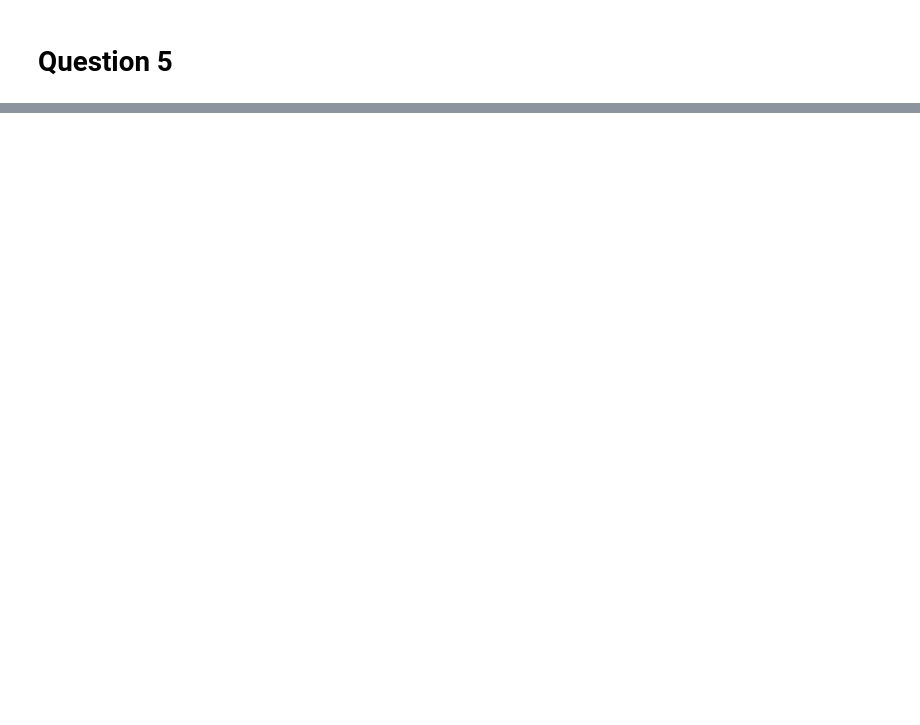
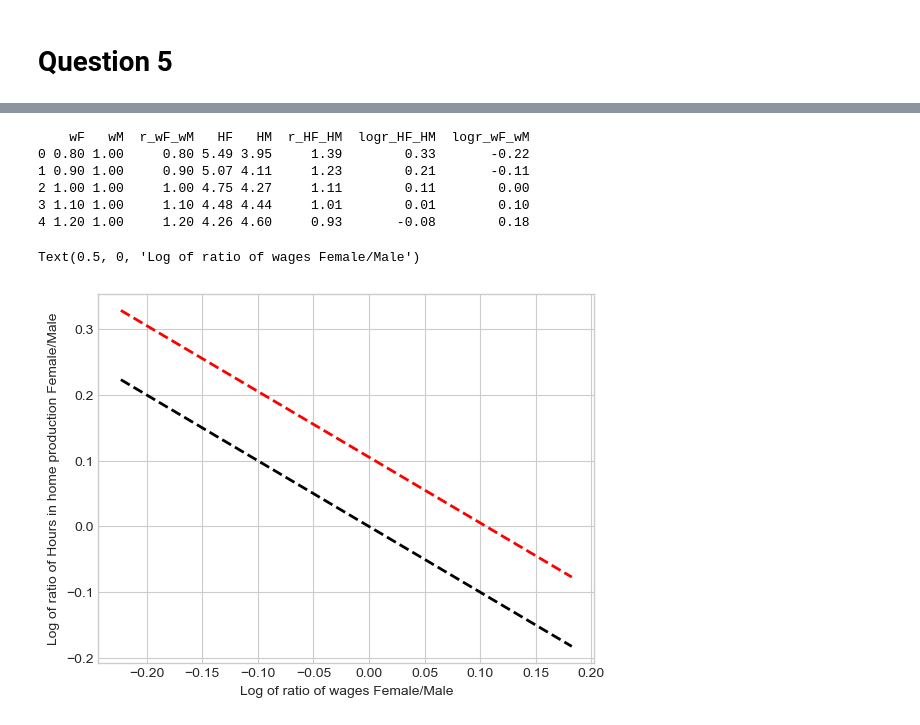
Before and after one commit to NumEconCopenhagen/projects-2023-latin-power, a Jupyter notebook: inauguralproject/inauguralproject.ipynb, the cells around one changed output, grey strips where cells are left out. Drawn from its saved outputs; the diff is of its cells as text; code cells hidden in the pictures; blank space fills up the shorter version.

Commit message:
adjustments question 5

```diff
--- a/inauguralproject/inauguralproject.ipynb
+++ b/inauguralproject/inauguralproject.ipynb
@@ -133,9 +136,6 @@ Text(0.5, 0, 'Log of ratio of wages Female/Male')
 # %%
 #calling the model
 model = HouseholdSpecializationModelClass()
-
-#creating the vectors with the different values of female wages
-wF_new_2=np.array([0.8, 0.9, 1.0, 1.1, 1.2])
 
 #create empty dictionary and lists to save the following results
 dic_sol_q3 = {}
@@ -148,8 +148,8 @@ l_HM_3 = []
 l_r_HF_HM_3 = []
 l_logr_HF_HM_3 = []
 
-#doing a loop to calculate the model with the new values of the female wages and print it
-for a, i in enumerate(wF_new_2):
+#doing a loop to calculate the model with the new values of the female wages (the same created in question 2) and print it
+for a, i in enumerate(wF_new):
     model.par.wF = i
     sol_q3 = model.solve_continously(do_print=False)
     dic_sol_q3[a] = {'wF': i, 'wM': model.par.wM, 'r_wF_wM': i/model.par.wM, 'HF': sol_q3.HF, 'HM': sol_q3.HM, 'r_HF_HM': sol_q3.HF/sol_q3.HM, 'logr_HF_HM': math.log(sol_q3.HF/sol_q3.HM), 'logr_wF_wM': math.log(i/model.par.wM)}
@@ -162,14 +162,14 @@ for a, i in enumerate(wF_new_2):
     l_r_HF_HM_3.append(sol_q3.HF/sol_q3.HM)
     l_logr_HF_HM_3.append(math.log(sol_q3.HF/sol_q3.HM))
 
-# print(dic_sol_q3[a])
-results_3 = pd.DataFrame({'wF':l_wF_3, 'wM':l_wM_3, 'wF/wM':l_r_wF_wM_3, 'LOG_wF/wM':l_logr_wF_wM_3, 'HF':l_HF_3, 'HM':l_HM_3, 'HF/HM': l_r_HF_HM_3, 'LOG_HF/HM': l_logr_HF_HM_3})
-print (results_3)
+results_3 = pd.DataFrame(dic_sol_q3)
+results_3=results_3.T
+print(results_3)
 
 #creating the graph
 fig = plt.figure()
 ax = fig.add_subplot(1,1,1)
-ax.plot(results_3["LOG_wF/wM"],results_3["LOG_HF/HM"],ls='--',lw=2,color='black')
+ax.plot(results_3["logr_wF_wM"],results_3["logr_HF_HM"],ls='--',lw=2,color='black')
 ax.set_ylabel('Log of ratio of Hours in home production Female/Male')
 ax.set_xlabel('Log of ratio of wages Female/Male')
 # %% [output]
@@ -283,0 +247,49 @@ ADD CONCISE CONLUSION.
+# %%
+#calling the model
+model = HouseholdSpecializationModelClass()
+
+#create empty dictionary and lists to save the following results
+dic_sol_q5 = {}
+l_wF_5 = []
+l_wM_5 = []
+l_r_wF_wM_5 = []
+l_logr_wF_wM_5 = []
+l_HF_5 = []
+l_HM_5 = []
+l_r_HF_HM_5 = []
+l_logr_HF_HM_5 = []
+
+
+for a, i in enumerate(wF_new): #using the same vector as question 3 and 2
+    model.par.wF = i
+    sol_q5 = model.solve_continously_new(do_print=False)
+    dic_sol_q5[a] = {'wF': i, 'wM': model.par.wM, 'r_wF_wM': i/model.par.wM, 'HF': sol_q5.HF, 'HM': sol_q5.HM, 'r_HF_HM': sol_q5.HF/sol_q5.HM, 'logr_HF_HM': math.log(sol_q5.HF/sol_q5.HM), 'logr_wF_wM': math.log(i/model.par.wM)}
+    l_wF_5.append(i)
+    l_wM_5.append(model.par.wM)
+    l_r_wF_wM_5.append(i/model.par.wM)
+    l_logr_wF_wM_5.append(math.log(i/model.par.wM))
+    l_HF_5.append(sol_q5.HF)
+    l_HM_5.append(sol_q5.HM)
+    l_r_HF_HM_5.append(sol_q5.HF/sol_q5.HM)
+    l_logr_HF_HM_5.append(math.log(sol_q5.HF/sol_q5.HM))
+
+
+results_5 = pd.DataFrame(dic_sol_q5)
+results_5=results_5.T
+print(results_5)
+
+fig = plt.figure()
+ax = fig.add_subplot(1,1,1)
+ax.plot(results_3["logr_wF_wM"],results_3["logr_HF_HM"],ls='--',lw=2,color='black')
+ax.plot(results_5["logr_wF_wM"],results_5["logr_HF_HM"],ls='--',lw=2,color='red')
+ax.set_ylabel('Log of ratio of Hours in home production Female/Male')
+ax.set_xlabel('Log of ratio of wages Female/Male')
+# %% [output]
+    wF   wM  r_wF_wM   HF   HM  r_HF_HM  logr_HF_HM  logr_wF_wM
+0 0.80 1.00     0.80 5.49 3.95     1.39        0.33       -0.22
+1 0.90 1.00     0.90 5.07 4.11     1.23        0.21       -0.11
+2 1.00 1.00     1.00 4.75 4.27     1.11        0.11        0.00
+3 1.10 1.00     1.10 4.48 4.44     1.01        0.01        0.10
+4 1.20 1.00     1.20 4.26 4.60     0.93       -0.08        0.18
+Text(0.5, 0, 'Log of ratio of wages Female/Male')
+[figure, added]
```
Also changed, not shown: parts of 8 cells of this notebook, 1 other file.
